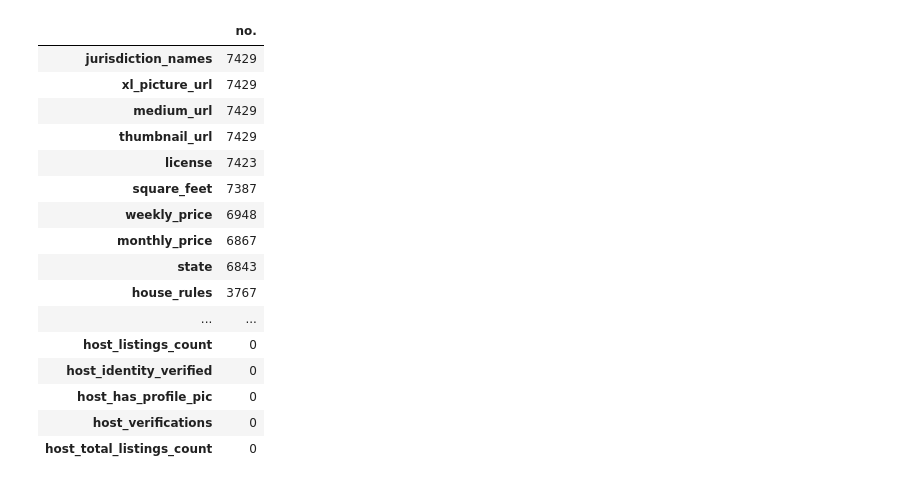
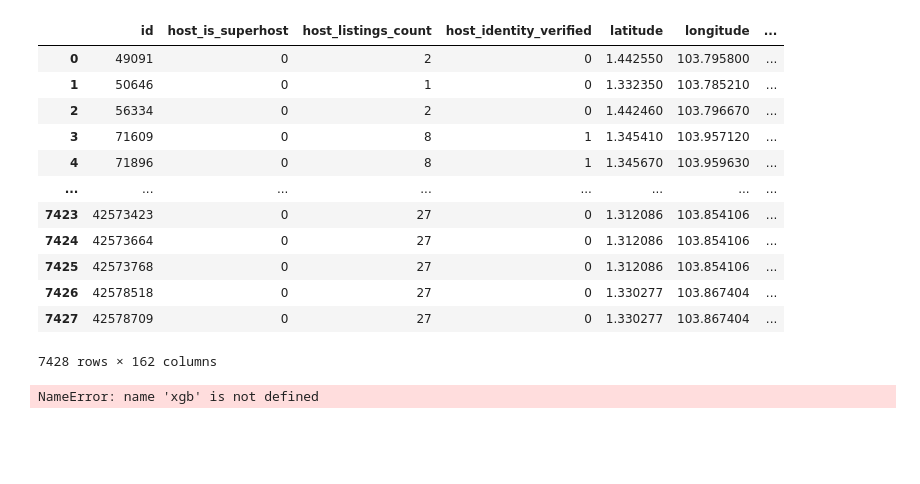
Before and after one commit to amandaleejl/capstone, a Jupyter notebook: code/Untitled.ipynb, the cells around one changed output. Drawn from its saved outputs; the diff is of its cells as text; code cells hidden in the pictures; blank space fills up the shorter version.

```diff
--- a/code/Untitled.ipynb
+++ b/code/Untitled.ipynb
@@ -6,2 +53,2 @@ import pandas as pd
 # %%
-airbnb_data = pd.read_csv('../data/listings.csv')
+airbnb_df = pd.read_csv('../data/listings_cleaned.csv')
@@ -53,20 +55,24 @@ null_values_df = pd.DataFrame(data=null_values, columns=['no.'])
-# %%
-null_values_df.head(50)
-# %% [output]
-|  | no. |
-| jurisdiction_names | 7429 |
-| xl_picture_url | 7429 |
-| medium_url | 7429 |
-| thumbnail_url | 7429 |
-| license | 7423 |
-| square_feet | 7387 |
-| weekly_price | 6948 |
-| monthly_price | 6867 |
-| state | 6843 |
-| house_rules | 3767 |
-| ... | ... |
-| host_listings_count | 0 |
-| host_identity_verified | 0 |
-| host_has_profile_pic | 0 |
-| host_verifications | 0 |
-| host_total_listings_count | 0 |
+# %%
+airbnb_df = airbnb_df.drop(columns = ['amenities',
+                                      'host_since',
+                                      'host_verifications',
+                                      'street',
+                                      'calendar_updated'])
+# %%
+airbnb_df_dum = pd.get_dummies(airbnb_df)
+# %%
+airbnb_df_dum
+# %% [output]
+|  | id | host_is_superhost | host_listings_count | host_identity_verified | latitude | longitude | ... |
+| 0 | 49091 | 0 | 2 | 0 | 1.442550 | 103.795800 | ... |
+| 1 | 50646 | 0 | 1 | 0 | 1.332350 | 103.785210 | ... |
+| 2 | 56334 | 0 | 2 | 0 | 1.442460 | 103.796670 | ... |
+| 3 | 71609 | 0 | 8 | 1 | 1.345410 | 103.957120 | ... |
+| 4 | 71896 | 0 | 8 | 1 | 1.345670 | 103.959630 | ... |
+| ... | ... | ... | ... | ... | ... | ... | ... |
+| 7423 | 42573423 | 0 | 27 | 0 | 1.312086 | 103.854106 | ... |
+| 7424 | 42573664 | 0 | 27 | 0 | 1.312086 | 103.854106 | ... |
+| 7425 | 42573768 | 0 | 27 | 0 | 1.312086 | 103.854106 | ... |
+| 7426 | 42578518 | 0 | 27 | 0 | 1.330277 | 103.867404 | ... |
+| 7427 | 42578709 | 0 | 27 | 0 | 1.330277 | 103.867404 | ... |
+7428 rows × 162 columns
@@ -72,0 +90,15 @@ null_values_df.head(50)
+# %%
+xgb_reg = xgb.XGBRegressor()
+xgb_reg.fit(X_train, y_train)
+training_preds_xgb_reg = xgb_reg.predict(X_train)
+val_preds_xgb_reg = xgb_reg.predict(X_test)
+
+xgb_reg_end = time.time()
+
+print(f"Time taken to run: {round((xgb_reg_end - xgb_reg_start)/60,1)} minutes")
+print("\nTraining MSE:", round(mean_squared_error(y_train, training_preds_xgb_reg),4))
+print("Validation MSE:", round(mean_squared_error(y_test, val_preds_xgb_reg),4))
+print("\nTraining r2:", round(r2_score(y_train, training_preds_xgb_reg),4))
+print("Validation r2:", round(r2_score(y_test, val_preds_xgb_reg),4))
+# %% [output]
+NameError: name 'xgb' is not defined
```
Also changed, not shown: parts of 16 cells of this notebook, 2 other files.
